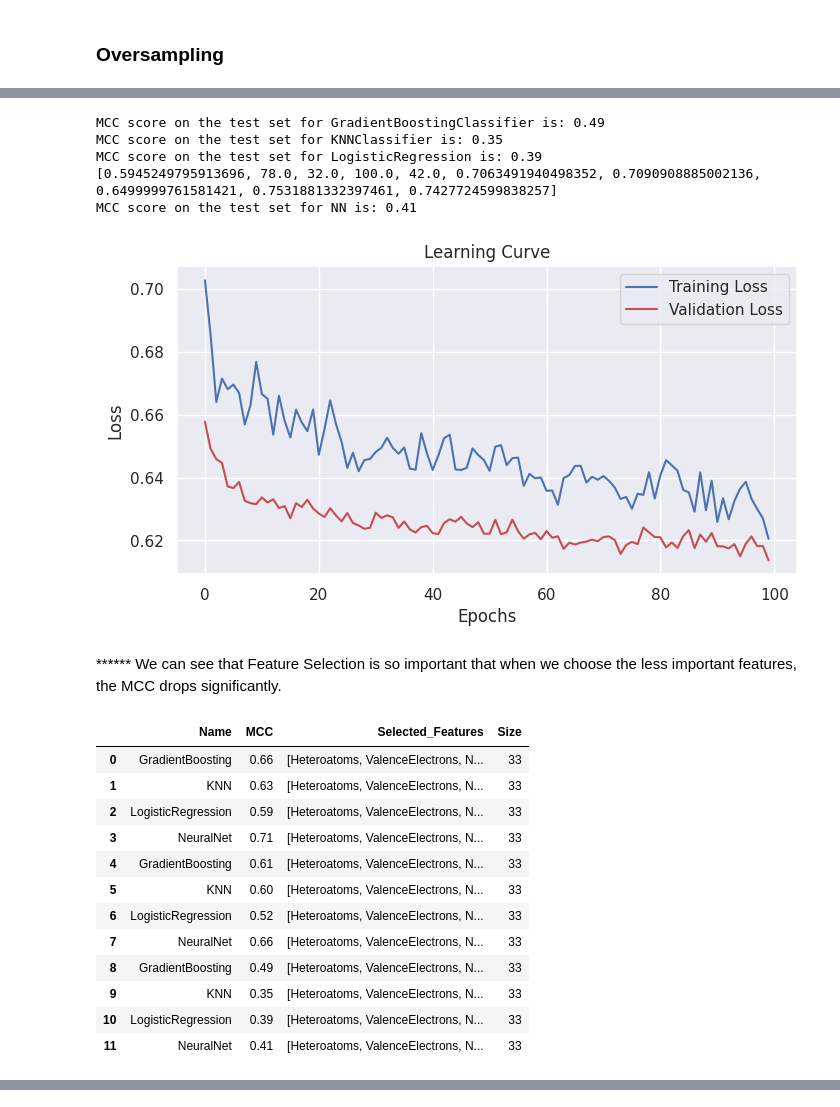
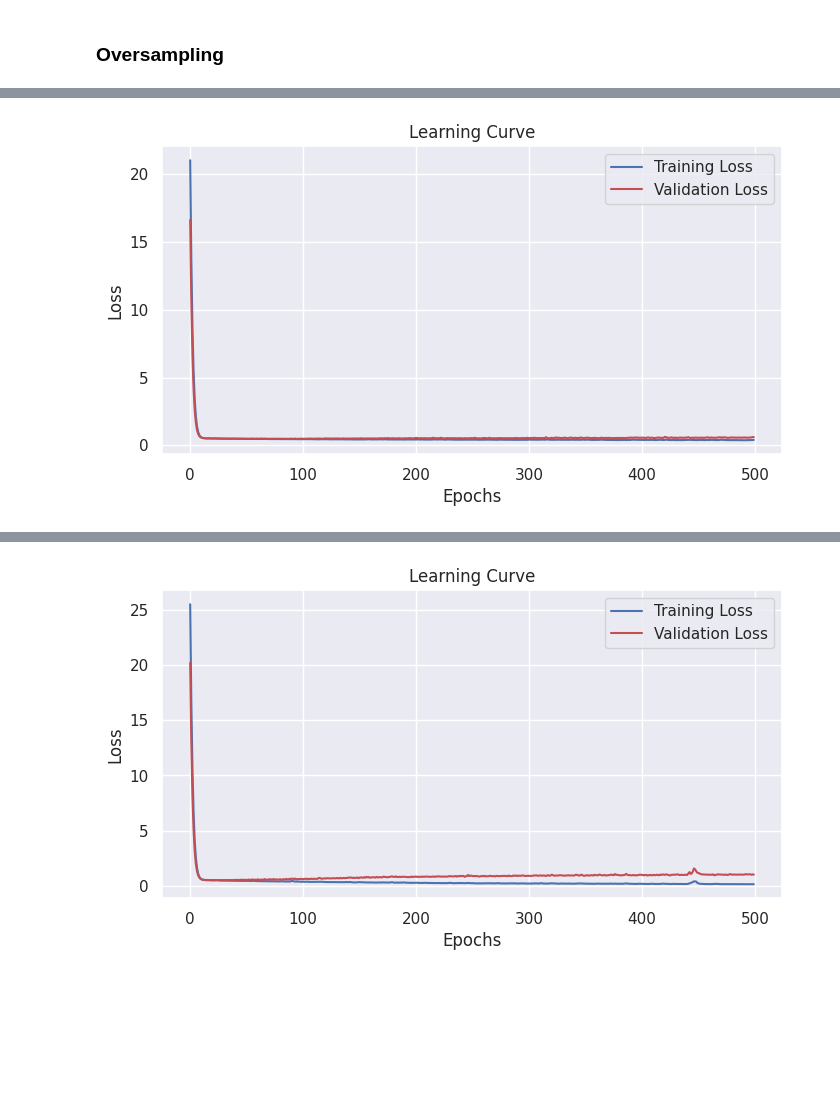
Before and after one commit to Negiiiin/Toxicity-Prediction, a Jupyter notebook: Toxicity-Prediction.ipynb, the cells around one changed output, grey strips where cells are left out. Cells and saved outputs as stored; diff of their text form; code cells hidden in the pictures; blank space fills up the shorter version.

```diff
--- a/Toxicity-Prediction.ipynb
+++ b/Toxicity-Prediction.ipynb
@@ -428,0 +256,7 @@ stand_X_train_sm, stand_X_test_sm, stand_y_train_sm, stand_y_test_sm = train_tes
+# %%
+tree_clf = ExtraTreesClassifier()
+tree_clf = tree_clf.fit(stand_X_train, stand_y_train)
+# %%
+tree_feature_selection = pd.DataFrame({"features": stand_X_train.columns.to_list(), "Importance": tree_clf.feature_importances_.tolist()}).sort_values(by="Importance", ascending=False)
+selected_features = tree_feature_selection.head(100)['features'].tolist()
+# selected_features
@@ -566,0 +333,4 @@ def mcc(tp, fp, tn, fn):
+# %%
+# print("Test Accuracy:", accuracy)
+for i in selected_features_[:4]:
+  GradientBoostingClassifier_function(i)
@@ -592,12 +369,16 @@ def plot_loss(history, epochs=100):
 from tensorflow.keras.layers import Dense, Dropout
 from tensorflow.keras import regularizers
 
-def NN_function(selected_features=total_features):
+def NN_function(selected_features, stand_X_train=stand_X_train, stand_y_train=stand_y_train, stand_X_test=stand_X_test, stand_y_test=stand_y_test, name='NN'):
   model = Sequential([
-      Dense(33, activation='relu', input_shape=(len(selected_features),)),
-      Dropout(0.2),
-      Dense(64, activation='relu'),
-      Dropout(0.2),
+      Dense(len(selected_features), activation=tf.keras.layers.LeakyReLU(), input_shape=(len(selected_features),)),
+      # Dropout(0.2),
+      Dense(512, activation=tf.keras.layers.LeakyReLU(), kernel_regularizer=regularizers.l2(0.1)),
+      # Dense(1024, activation=tf.keras.layers.LeakyReLU(), kernel_regularizer=regularizers.l2(0.1)),
+      # Dense(1024, activation='relu'),
+      # Dense(512, activation=tf.keras.layers.LeakyReLU()),
+      # Dropout(0.2),
+      Dense(128, activation=tf.keras.layers.LeakyReLU(), kernel_regularizer=regularizers.l2(0.1)),
       Dense(1, activation='sigmoid')
   ])
 
@@ -613,14 +394,19 @@ def NN_function(selected_features=total_features):
       tf.keras.metrics.AUC(name='prc', curve='PR'), # precision-recall curve
   ]
 
-  model.compile(optimizer='adam', loss='binary_crossentropy', metrics=METRICS)
-  history = model.fit(stand_X_train_sm[selected_features], stand_y_train_sm, epochs=100, verbose=0, validation_split=0.1)
+  model.compile(optimizer=tf.keras.optimizers.Adam(learning_rate=1e-3), loss=tf.keras.losses.BinaryCrossentropy(), metrics=METRICS)
+  history = model.fit(stand_X_train[selected_features], stand_y_train, epochs=500, batch_size=32, verbose=0, validation_split=0.2)
 
-  acc = model.evaluate(stand_X_test_sm[selected_features], stand_y_test_sm, verbose=0)
+  acc = model.evaluate(stand_X_test[selected_features], stand_y_test, verbose=0)
 
   print(acc)
-  print("MCC score on the test set for NN is: {:.2f}".format(mcc(acc[1], acc[2], acc[3], acc[4])))
-  record = {'Name': 'NeuralNet', 'MCC': "{:.2f}".format(mcc(acc[1], acc[2], acc[3], acc[4])), 'Selected_Features': total_features, 'Size':len(total_features)}
-  results.loc[len(results)] = record
+  y_pred_test = model.predict(stand_X_test[selected_features])
+  y_pred_train = model.predict(stand_X_train[selected_features])
+
+  print("Balanced Accuracy score on the test set for NN is: {:.2f}".format(balanced_accuracy_score((y_pred_test>0.5), stand_y_test)))
+
+
+  results.loc[len(results)] = create_record((y_pred_train>0.5), (y_pred_test>0.5), name, stand_y_test, stand_y_train, selected_features)
 
   plot_loss(history)
+  return model
@@ -668,31 +413,4 @@ MCC score on the test set for NN is: 0.66
-# %%
-selected_sorted_features = select_features(15, tree_feature_selection, 'last')
-GradientBoostingClassifier_function(selected_sorted_features)
-KNN_function(selected_sorted_features)
-LogisticRegression_function(selected_sorted_features)
-NN_function(selected_sorted_features)
-# %% [output]
-MCC score on the test set for GradientBoostingClassifier is: 0.49
-MCC score on the test set for KNNClassifier is: 0.35
-MCC score on the test set for LogisticRegression is: 0.39
-[0.5945249795913696, 78.0, 32.0, 100.0, 42.0, 0.7063491940498352, 0.7090908885002136, 0.6499999761581421, 0.7531881332397461, 0.7427724599838257]
-MCC score on the test set for NN is: 0.41
-[figure, removed]
-# %% [markdown]
-****** We can see that Feature Selection is so important that when we choose the less important features, the MCC drops significantly.
-# %%
-results
-# %% [output]
-|  | Name | MCC | Selected_Features | Size |
-| 0 | GradientBoosting | 0.66 | [Heteroatoms, ValenceElectrons, N... | 33 |
-| 1 | KNN | 0.63 | [Heteroatoms, ValenceElectrons, N... | 33 |
-| 2 | LogisticRegression | 0.59 | [Heteroatoms, ValenceElectrons, N... | 33 |
-| 3 | NeuralNet | 0.71 | [Heteroatoms, ValenceElectrons, N... | 33 |
-| 4 | GradientBoosting | 0.61 | [Heteroatoms, ValenceElectrons, N... | 33 |
-| 5 | KNN | 0.60 | [Heteroatoms, ValenceElectrons, N... | 33 |
-| 6 | LogisticRegression | 0.52 | [Heteroatoms, ValenceElectrons, N... | 33 |
-| 7 | NeuralNet | 0.66 | [Heteroatoms, ValenceElectrons, N... | 33 |
-| 8 | GradientBoosting | 0.49 | [Heteroatoms, ValenceElectrons, N... | 33 |
-| 9 | KNN | 0.35 | [Heteroatoms, ValenceElectrons, N... | 33 |
-| 10 | LogisticRegression | 0.39 | [Heteroatoms, ValenceElectrons, N... | 33 |
-| 11 | NeuralNet | 0.41 | [Heteroatoms, ValenceElectrons, N... | 33 |
+# %%
+for i in selected_features_[:4]:
+  NN_function(i)
+# %% [output]
@@ -698,0 +421 @@ results
+[figure, added]
@@ -698,0 +426 @@ results
+[figure, added]
```
Also changed, not shown: parts of 108 cells of this notebook.
